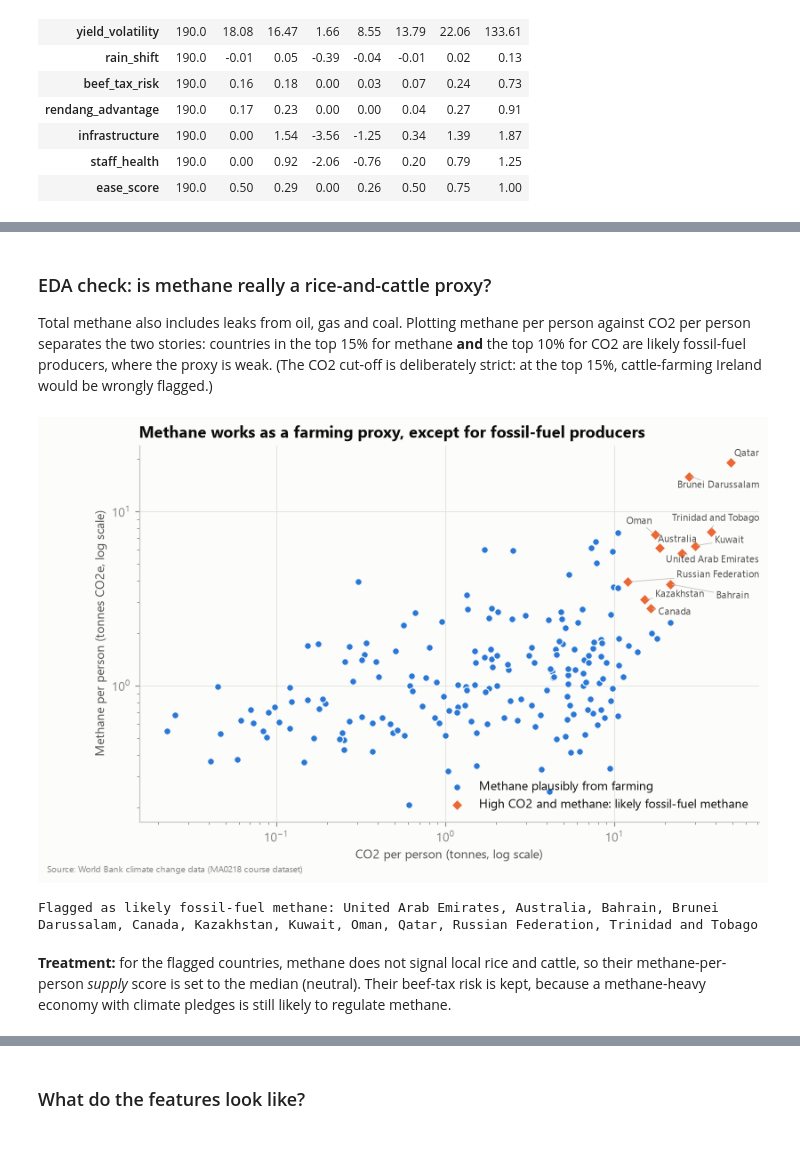
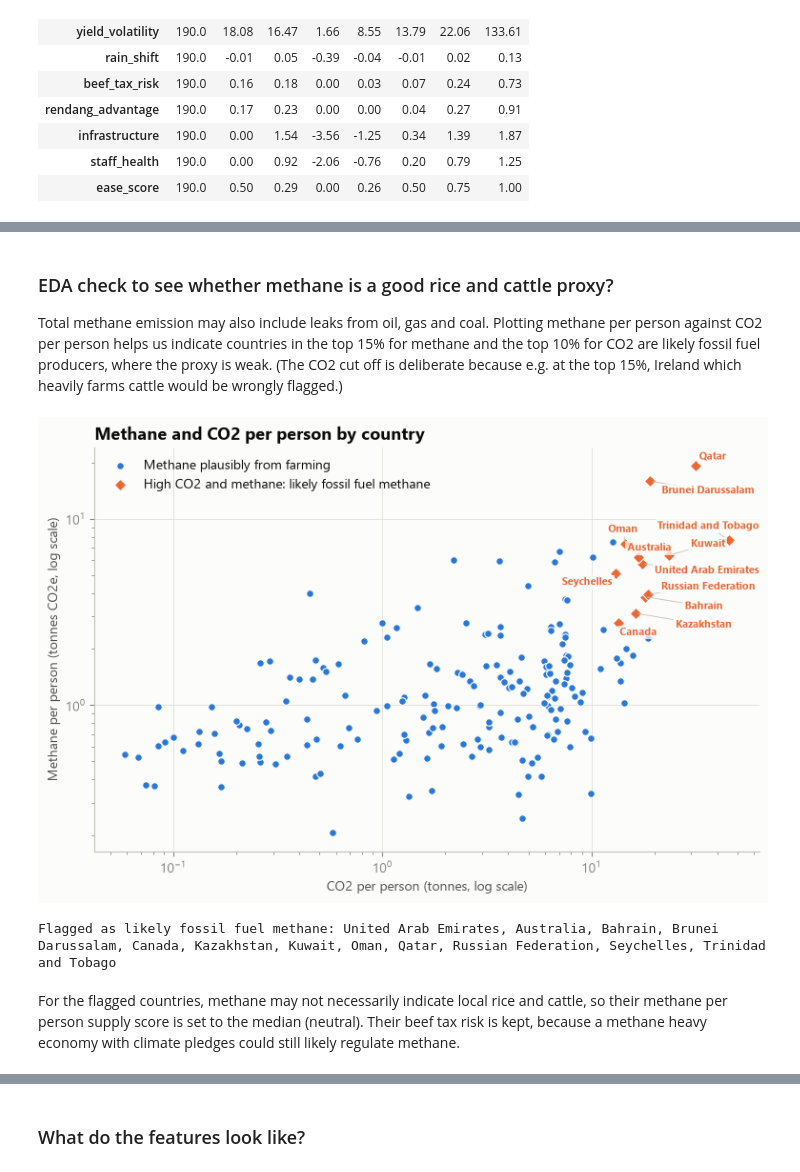
Before and after one commit to edward3423/nasipadang, a Jupyter notebook: nasipadang.ipynb, the cells around one changed output, grey strips where cells are left out. Saved outputs shown, nothing was run; the diff lists cells and outputs as text; code cells hidden in the pictures; blank space fills up the shorter version.

```diff
--- a/nasipadang.ipynb
+++ b/nasipadang.ipynb
@@ -136,6 +112,6 @@ print(f"{len(meta)} countries x {raw['Series name'].nunique()} indicators x {len
 # %%
 def ts(name):
-    """Country x year table of a numeric indicator."""
+    """Country x year table of a numeric feature."""
     return wide.xs(name, level="Series name").apply(pd.to_numeric, errors="coerce")
 
 
@@ -145,7 +121,7 @@ def latest(name):
 
 
 def text(name):
-    """Most recent raw (text) value per country, for snapshot indicators stored as strings."""
+    """Most recent raw (text) value per country, for snapshot features stored as strings."""
     return wide.xs(name, level="Series name").ffill(axis=1).iloc[:, -1]
 
 
@@ -352,7 +329,7 @@ Blanks left to impute: 207 of 3040 values (6.8%)
 def autoencoder_impute(Zm, hidden=64, latent=8, drop=0.3, epochs=1500, n_models=5, seed=SEED):
     """Denoising autoencoder imputer.
 
-    Input = values (blanks set to 0) concatenated with the observed-mask, so the network knows what is missing.
+    Input = values (blanks set to 0) concatenated with the observed mask, so the network knows what is missing.
     Each epoch hides a random 30% of the observed values and trains the network to reconstruct them;
     the loss is computed only on values that are truly observed. Five networks are averaged for stability.
     """
@@ -424,8 +399,8 @@ Denoising autoencoder  0.683  0.045  0.517
 # %%
 fig, ax = plt.subplots(figsize=(8, 3.6))
 order = bench["mean"].sort_values(ascending=False).index
-best = bench["mean"].idxmin()
-bar_colors = [CAT[0] if n == best else AXIS for n in order]
+CHOSEN_IMPUTER = "Denoising autoencoder"
+bar_colors = [CAT[0] if n == CHOSEN_IMPUTER else AXIS for n in order]
 ax.barh(order, bench.loc[order, "mean"], xerr=bench.loc[order, "std"], color=bar_colors, height=0.6,
         error_kw={"ecolor": INK_2, "capsize": 3, "lw": 1})
 for i, n in enumerate(order):
@@ -435,8 +410,7 @@ ax.axvline(1.0, color=MUTED, lw=1, ls="--")
 ax.set_xlim(0, 1.15)
 ax.set_xlabel("Error on hidden values (RMSE, standard deviations; lower is better)")
 ax.grid(axis="y", visible=False)
-cut = 1 - bench.loc[best, "mean"] / bench.loc["Column mean", "mean"]
-titled(ax, f"Neural-network imputation cuts error by {cut:.0%} vs filling with the average",
+titled(ax, "Comparison of imputation error on hidden values by method",
        "Mean error on 5 fresh random masks; bars show +/- 1 std. dev.; dashed line = no better than the average")
 save(fig, "03_imputation_benchmark")
 # %% [output]
@@ -446,6 +420,5 @@ Fill all genuine blanks with the winning imputer, then undo the scaling and log
 # %%
-best_imputer = IMPUTERS[best]
-filled = pd.DataFrame(scaler.inverse_transform(best_imputer(Zv)), index=Z.index, columns=Z.columns)
+filled = pd.DataFrame(scaler.inverse_transform(IMPUTERS[CHOSEN_IMPUTER](Zv)), index=Z.index, columns=Z.columns)
 filled[LOG] = np.exp(filled[LOG])
 was_imputed = X.isna()
 
@@ -454,7 +427,7 @@ d[IMPUTE] = filled
 d["electricity"] = d["electricity"].clip(0, 100)
 d[["water", "sanitation", "paved_roads"]] = d[["water", "sanitation", "paved_roads"]].clip(0, 100)
 d["ease_rank"] = d["ease_rank"].clip(1, 183)
-print(f"Imputed with: {best}. Final table: {d.shape[0]} countries, no missing inputs: {not d[IMPUTE].isna().any().any()}")
+print(f"Imputed with: {CHOSEN_IMPUTER}. Final table: {d.shape[0]} countries, no missing inputs: {not d[IMPUTE].isna().any().any()}")
 # %% [output]
 Imputed with: Denoising autoencoder. Final table: 190 countries, no missing inputs: True
 # %% [markdown]
@@ -559,33 +538,28 @@ save(fig, "04_rendang_advantage")
 # %% [markdown]
-### EDA check: is methane really a rice-and-cattle proxy?
+### EDA check to see whether methane is a good rice and cattle proxy?
 
-Total methane also includes leaks from oil, gas and coal. Plotting methane per person against CO2 per person
-separates the two stories: countries in the top 15% for methane **and** the top 10% for CO2 are likely
-fossil-fuel producers, where the proxy is weak. (The CO2 cut-off is deliberately strict: at the top 15%,
-cattle-farming Ireland would be wrongly flagged.)
+Total methane emission may also include leaks from oil, gas and coal. Plotting methane per person against CO2 per person helps us indicate countries in the top 15% for methane and the top 10% for CO2 are likely fossil fuel producers, where the proxy is weak. (The CO2 cut off is deliberate because e.g. at the top 15%, Ireland which heavily farms cattle would be wrongly flagged.)
 # %%
 fig, ax = plt.subplots(figsize=(9, 5.5))
 fossil = (pct(d["co2_pc"]) > 0.90) & (pct(d["methane_pc"]) > 0.85)
 ax.scatter(d.loc[~fossil, "co2_pc"], d.loc[~fossil, "methane_pc"], s=30, color=CAT[0], edgecolor=SURFACE,
            linewidth=0.8, label="Methane plausibly from farming")
 ax.scatter(d.loc[fossil, "co2_pc"], d.loc[fossil, "methane_pc"], s=40, color=CAT[1], marker="D",
-           edgecolor=SURFACE, linewidth=0.8, label="High CO2 and methane: likely fossil-fuel methane")
+           edgecolor=SURFACE, linewidth=0.8, label="High CO2 and methane: likely fossil fuel methane")
 ax.set_xscale("log")
 ax.set_yscale("log")
-label_points(ax, d.loc[fossil, "co2_pc"], d.loc[fossil, "methane_pc"], d.loc[fossil, "name"])
+label_points(ax, d.loc[fossil, "co2_pc"], d.loc[fossil, "methane_pc"], d.loc[fossil, "name"], colors=[CAT[1]] * int(fossil.sum()))
 ax.set_xlabel("CO2 per person (tonnes, log scale)")
 ax.set_ylabel("Methane per person (tonnes CO2e, log scale)")
-ax.legend(frameon=False, loc="lower right")
-ax.set_title("Methane works as a farming proxy, except for fossil-fuel producers")
+ax.legend(frameon=False, loc="upper left")
+ax.set_title("Methane and CO2 per person by country")
 save(fig, "05_methane_proxy_check")
-print("Flagged as likely fossil-fuel methane:", ", ".join(d.loc[fossil, "name"]))
+print("Flagged as likely fossil fuel methane:", ", ".join(d.loc[fossil, "name"]))
 # %% [output]
-[figure, old version]
+[figure, new version]
-Flagged as likely fossil-fuel methane: United Arab Emirates, Australia, Bahrain, Brunei Darussalam, Canada, Kazakhstan, Kuwait, Oman, Qatar, Russian Federation, Trinidad and Tobago
+Flagged as likely fossil fuel methane: United Arab Emirates, Australia, Bahrain, Brunei Darussalam, Canada, Kazakhstan, Kuwait, Oman, Qatar, Russian Federation, Seychelles, Trinidad and Tobago
 # %% [markdown]
-**Treatment:** for the flagged countries, methane does not signal local rice and cattle, so their
-methane-per-person *supply* score is set to the median (neutral). Their beef-tax risk is kept, because
-a methane-heavy economy with climate pledges is still likely to regulate methane.
+For the flagged countries, methane may not necessarily indicate local rice and cattle, so their methane per person supply score is set to the median (neutral). Their beef tax risk is kept, because a methane heavy economy with climate pledges could still likely regulate methane.
 # %%
 d["methane_supply"] = d["methane_pc"].where(~fossil, d["methane_pc"].median())
 FEATURES["Rice and beef supply"] = {"methane_supply": +1, **{k: v for k, v in
```
Also changed, not shown: parts of 61 cells of this notebook, 23 other files.
